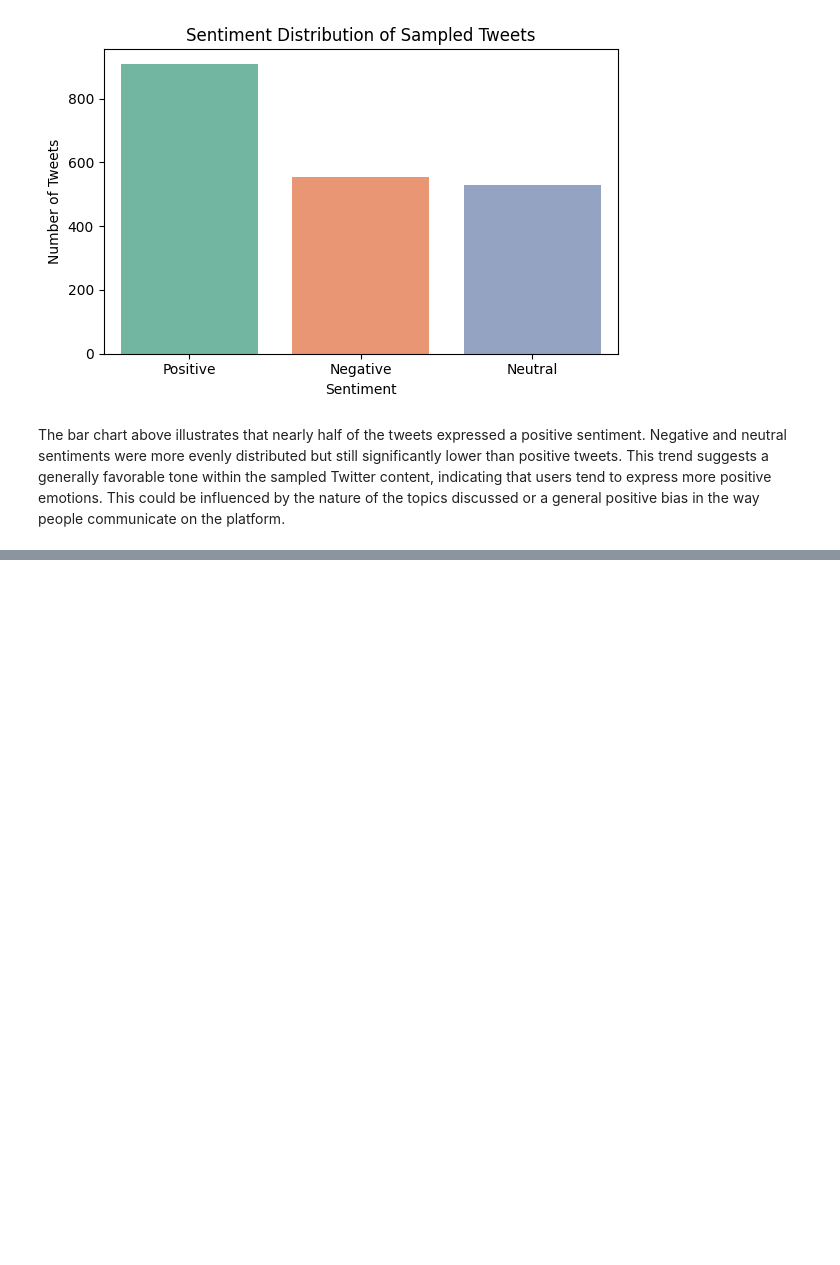
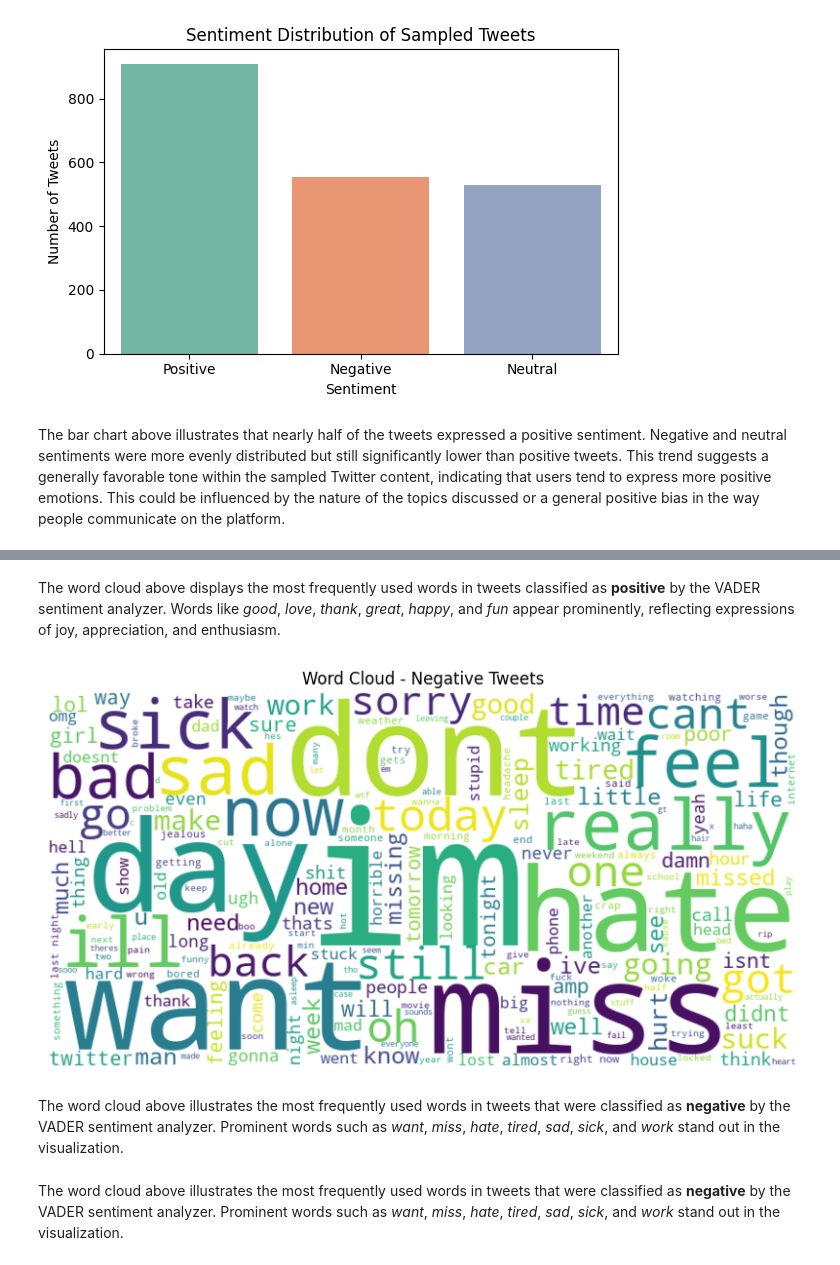
Before and after one commit to Ahmad-385/Income-prediction-Sentiment-analysis, a Jupyter notebook: ML-CA2.ipynb, the cells around one changed output, grey strips where cells are left out. Saved outputs shown, nothing was run; the diff lists cells and outputs as text; code cells hidden in the pictures; blank space fills up the shorter version.

```diff
--- a/ML-CA2.ipynb
+++ b/ML-CA2.ipynb
@@ -1064,0 +1080,19 @@ The bar chart above illustrates that nearly half of the tweets expressed a posit
+# %% [markdown]
+The word cloud above displays the most frequently used words in tweets classified as **positive** by the VADER sentiment analyzer. Words like *good*, *love*, *thank*, *great*, *happy*, and *fun* appear prominently, reflecting expressions of joy, appreciation, and enthusiasm.
+# %%
+# Generate word cloud for negative tweets
+negative_text = " ".join(df_sample[df_sample['vader_sentiment'] == 'Negative']['clean_text'])
+
+wordcloud_neg = WordCloud(width=800, height=400, background_color='white').generate(negative_text)
+
+plt.figure(figsize=(10, 5))
+plt.imshow(wordcloud_neg, interpolation='bilinear')
+plt.axis('off')
+plt.title("Word Cloud - Negative Tweets")
+plt.show()
+# %% [output]
+[figure, added]
+# %% [markdown]
+The word cloud above illustrates the most frequently used words in tweets that were classified as **negative** by the VADER sentiment analyzer. Prominent words such as *want*, *miss*, *hate*, *tired*, *sad*, *sick*, and *work* stand out in the visualization.
+# %% [markdown]
+The word cloud above illustrates the most frequently used words in tweets that were classified as **negative** by the VADER sentiment analyzer. Prominent words such as *want*, *miss*, *hate*, *tired*, *sad*, *sick*, and *work* stand out in the visualization.
```
Also changed, not shown: parts of 2 cells of this notebook.
